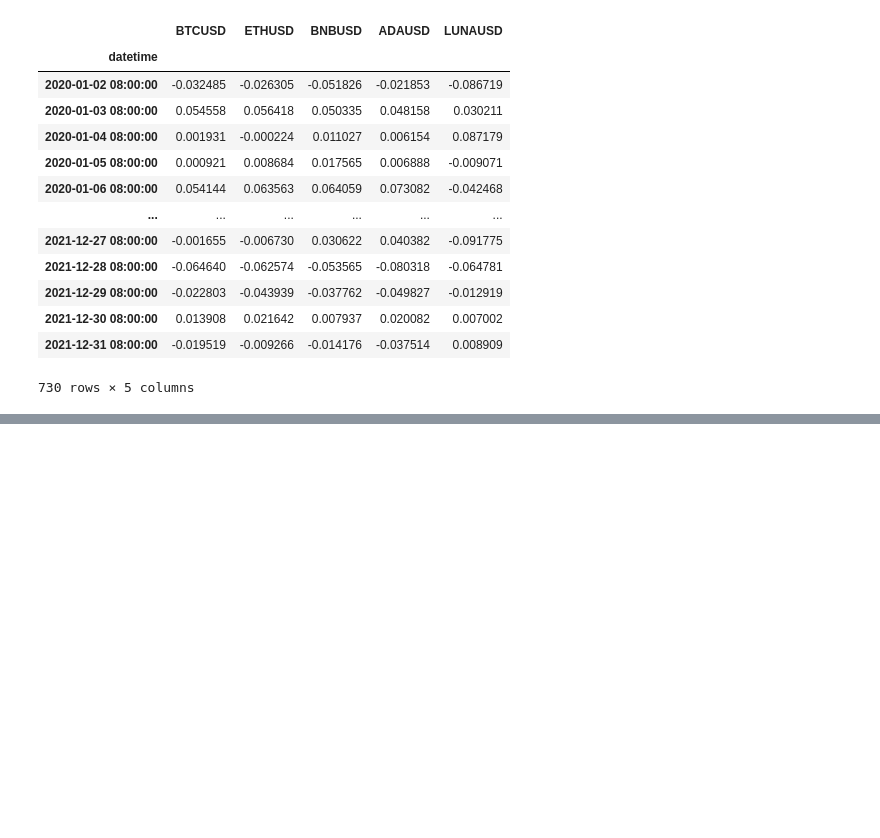
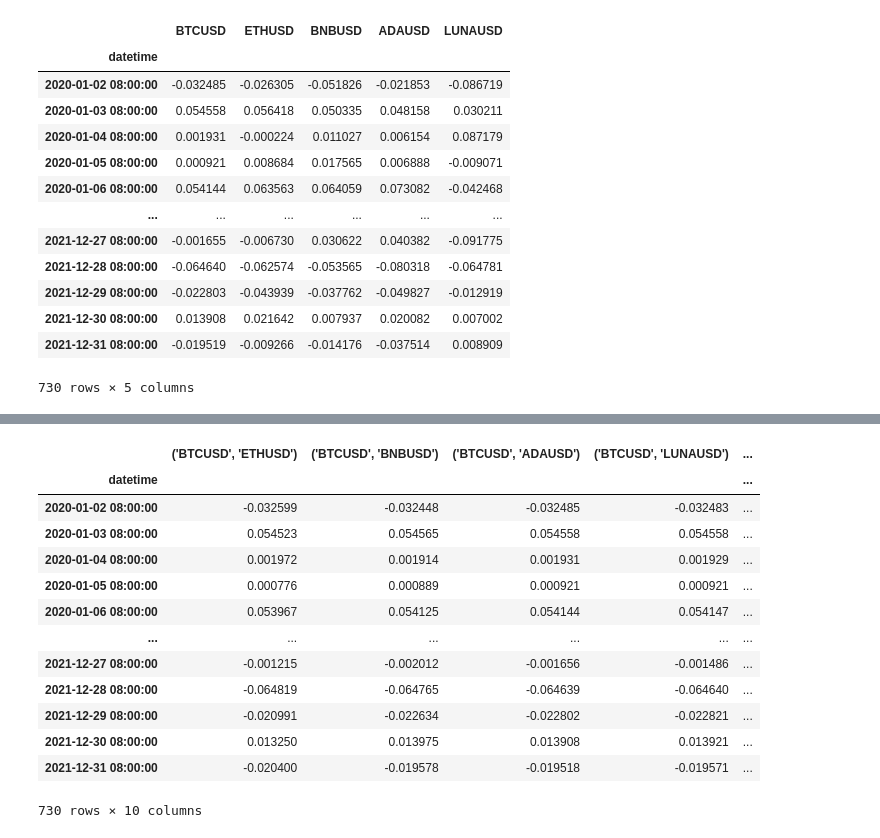
Before and after one commit to TzuH-Hsu/Crypto_PairsTrading, a Jupyter notebook: result.ipynb, the cells around one changed output, grey strips where cells are left out. Saved outputs shown, nothing was run; the diff lists cells and outputs as text; code cells hidden in the pictures; blank space fills up the shorter version.

```diff
--- a/result.ipynb
+++ b/result.ipynb
@@ -103,0 +104,18 @@ return_spreads_df
+# %%
+logReturn_spreads_df = log_return(return_spreads_df).dropna()
+logReturn_spreads_df
+# %% [output]
+|  | ('BTCUSD', 'ETHUSD') | ('BTCUSD', 'BNBUSD') | ('BTCUSD', 'ADAUSD') | ('BTCUSD', 'LUNAUSD') | ... |
+| datetime |  |  |  |  | ... |
+| 2020-01-02 08:00:00 | -0.032599 | -0.032448 | -0.032485 | -0.032483 | ... |
+| 2020-01-03 08:00:00 | 0.054523 | 0.054565 | 0.054558 | 0.054558 | ... |
+| 2020-01-04 08:00:00 | 0.001972 | 0.001914 | 0.001931 | 0.001929 | ... |
+| 2020-01-05 08:00:00 | 0.000776 | 0.000889 | 0.000921 | 0.000921 | ... |
+| 2020-01-06 08:00:00 | 0.053967 | 0.054125 | 0.054144 | 0.054147 | ... |
+| ... | ... | ... | ... | ... | ... |
+| 2021-12-27 08:00:00 | -0.001215 | -0.002012 | -0.001656 | -0.001486 | ... |
+| 2021-12-28 08:00:00 | -0.064819 | -0.064765 | -0.064639 | -0.064640 | ... |
+| 2021-12-29 08:00:00 | -0.020991 | -0.022634 | -0.022802 | -0.022821 | ... |
+| 2021-12-30 08:00:00 | 0.013250 | 0.013975 | 0.013908 | 0.013921 | ... |
+| 2021-12-31 08:00:00 | -0.020400 | -0.019578 | -0.019518 | -0.019571 | ... |
+730 rows × 10 columns
```
Also changed, not shown: parts of 2 cells of this notebook, 1 other file.
